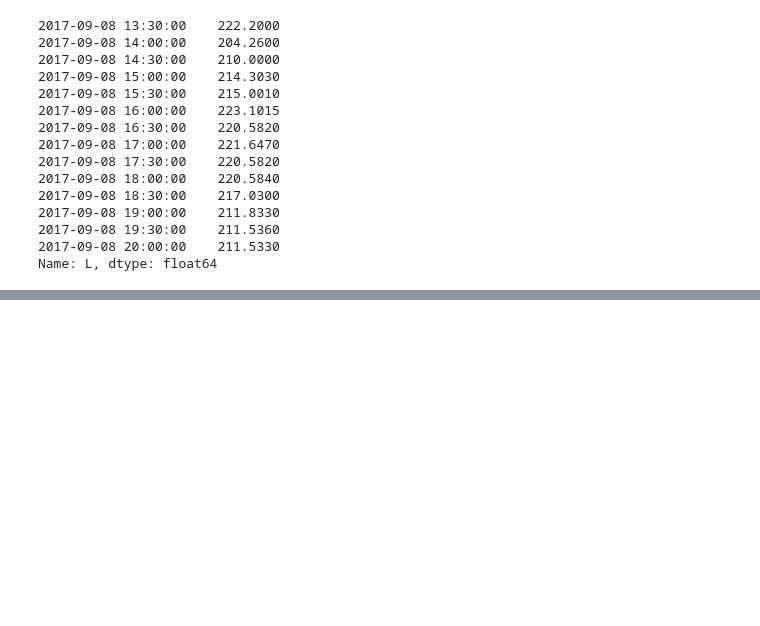
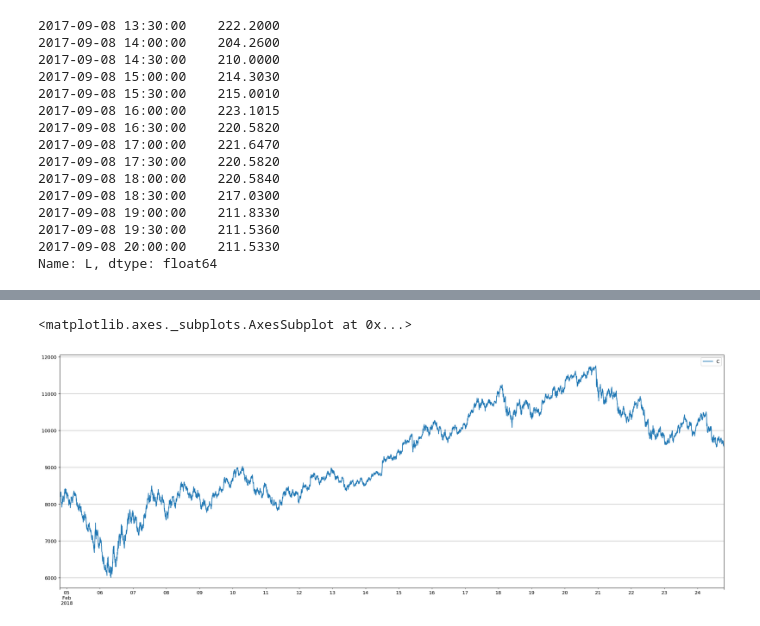
Before and after one commit to avidalh/BittrexTools, a Jupyter notebook: Untitled.ipynb, the cells around one changed output, grey strips where cells are left out. Saved outputs shown, nothing was run; the diff lists cells and outputs as text; code cells hidden in the pictures; blank space fills up the shorter version.

```diff
--- a/Untitled.ipynb
+++ b/Untitled.ipynb
@@ -186,0 +172,10 @@ df.plot(y=['%K', '%D'], figsize = (20, 5))
+# %%
+import requests
+data = requests.get(url='https://bittrex.com/Api/v2.0/pub/market/GetTicks?marketName=USDT-BTC&tickInterval=fiveMin&_=1499127220008')
+data = data.json()['result']
+df = pd.DataFrame.from_dict(data)
+df = df.set_index(pd.DatetimeIndex(df['T']) )
+df.plot(y=['C'], figsize=(25,9), grid=True)
+# %% [output]
+<matplotlib.axes._subplots.AxesSubplot at 0x...>
+[figure, added]
```
Also changed, not shown: parts of 6 cells of this notebook, 3 other files.
